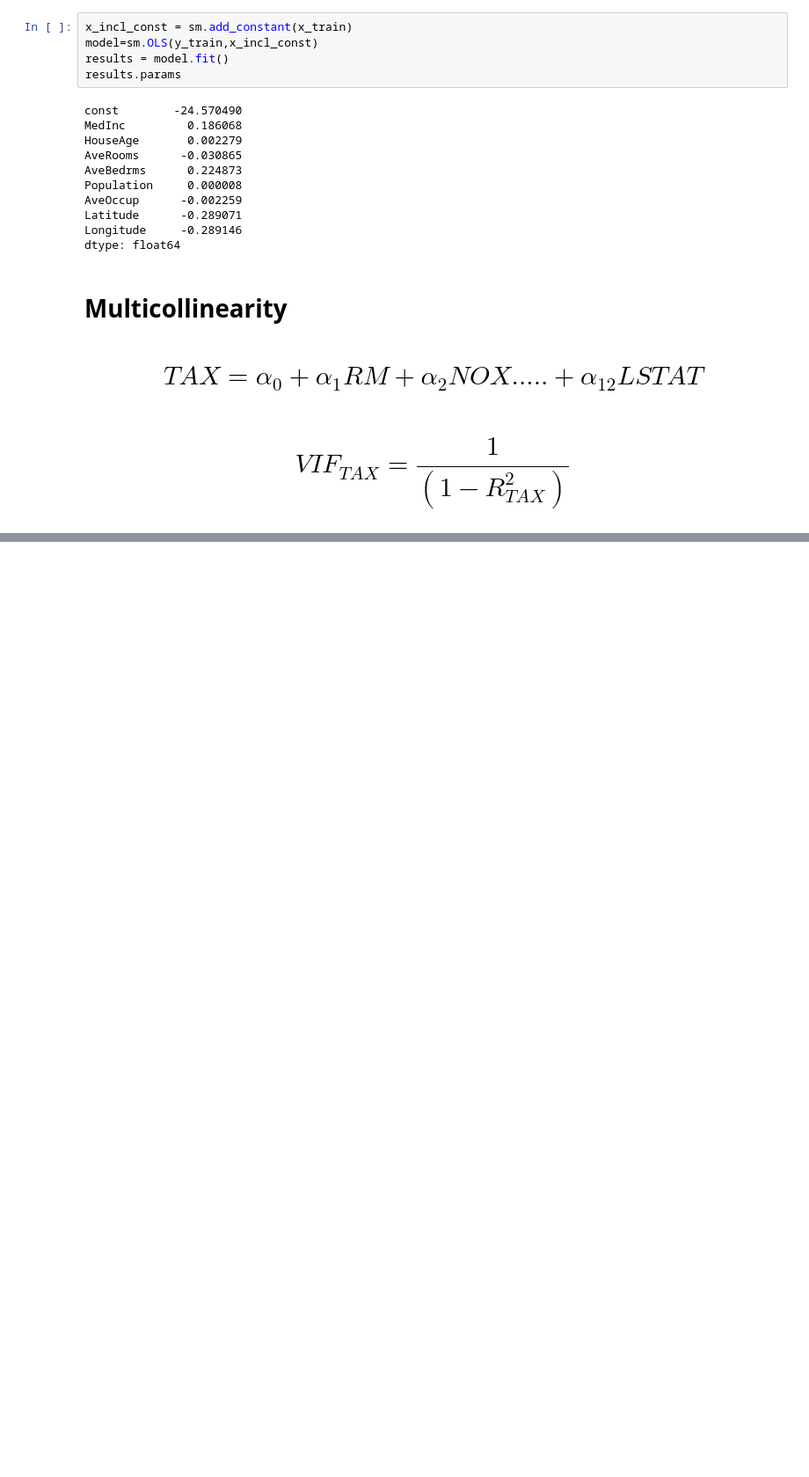
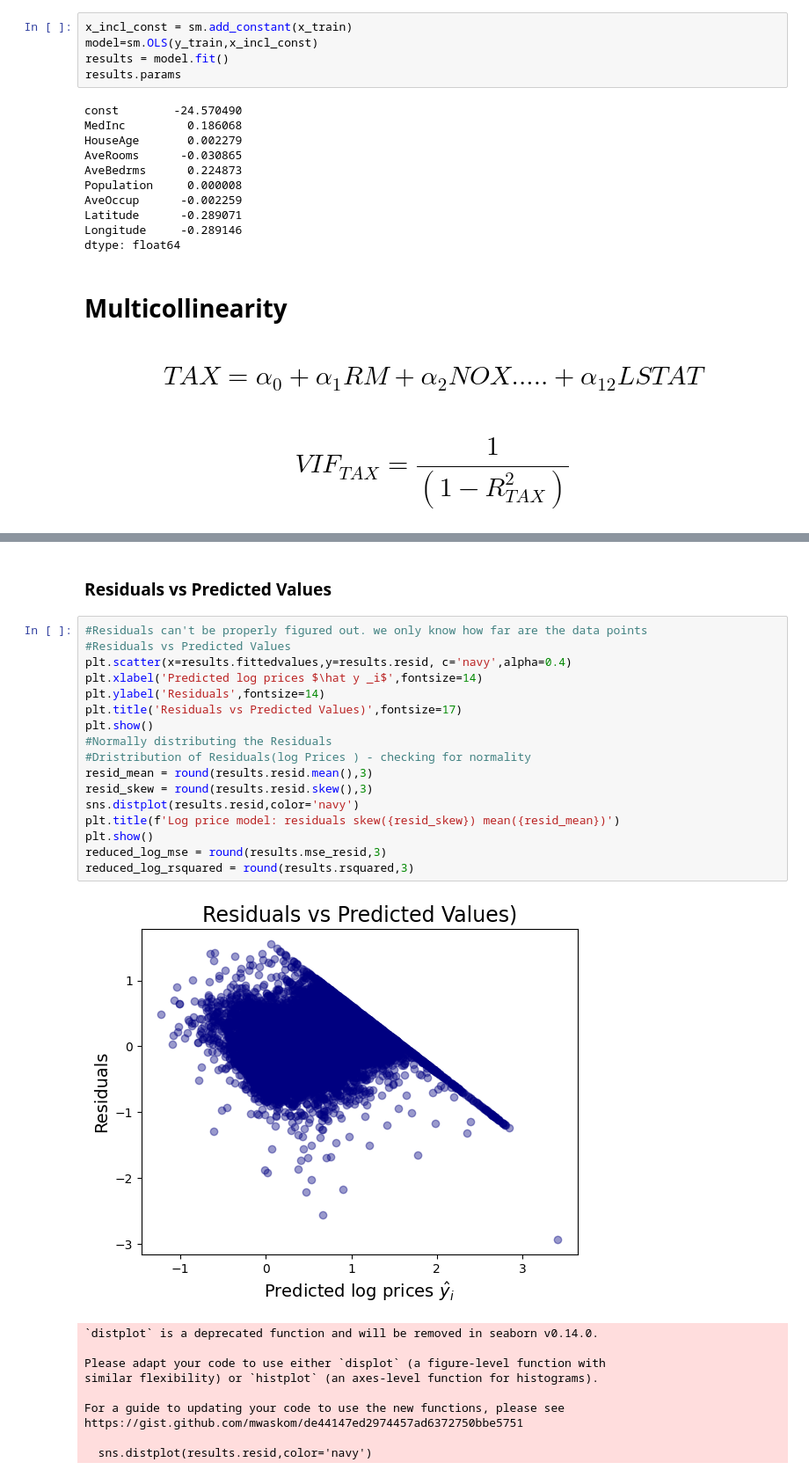
Before and after one commit to aaditya9803/AI2023, a Jupyter notebook: 04 - Multivariable Regression -2nd.ipynb, the cells around one changed output, grey strips where cells are left out. Shown at 88% size. Cells and saved outputs as stored; diff of their text form; blank space fills up the shorter version.

```diff
--- a/04 - Multivariable Regression -2nd.ipynb
+++ b/04 - Multivariable Regression -2nd.ipynb
@@ -151,0 +278,30 @@ dtype: float64
+# %% [markdown]
+### Residuals vs Predicted Values
+# %%
+#Residuals can't be properly figured out. we only know how far are the data points
+#Residuals vs Predicted Values
+plt.scatter(x=results.fittedvalues,y=results.resid, c='navy',alpha=0.4)
+plt.xlabel('Predicted log prices $\hat y _i$',fontsize=14)
+plt.ylabel('Residuals',fontsize=14)
+plt.title('Residuals vs Predicted Values)',fontsize=17)
+plt.show()
+#Normally distributing the Residuals
+#Dristribution of Residuals(log Prices ) - checking for normality
+resid_mean = round(results.resid.mean(),3)
+resid_skew = round(results.resid.skew(),3)
+sns.distplot(results.resid,color='navy')
+plt.title(f'Log price model: residuals skew({resid_skew}) mean({resid_mean})')
+plt.show()
+reduced_log_mse = round(results.mse_resid,3)
+reduced_log_rsquared = round(results.rsquared,3)
+# %% [output]
+[figure, added]
+`distplot` is a deprecated function and will be removed in seaborn v0.14.0.
+
+Please adapt your code to use either `displot` (a figure-level function with
+similar flexibility) or `histplot` (an axes-level function for histograms).
+
+For a guide to updating your code to use the new functions, please see
+https://gist.github.com/mwaskom/de44147ed2974457ad6372750bbe5751
+
+  sns.distplot(results.resid,color='navy')
```
Also changed, not shown: parts of 21 cells of this notebook.
